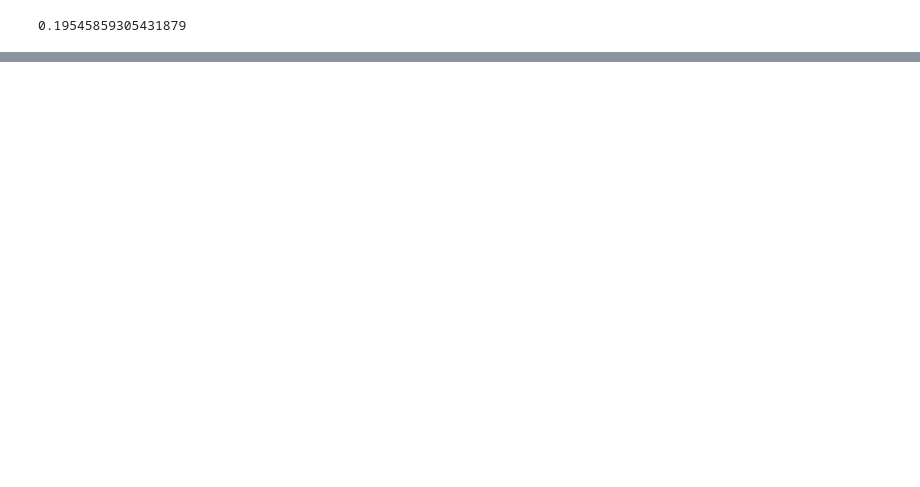
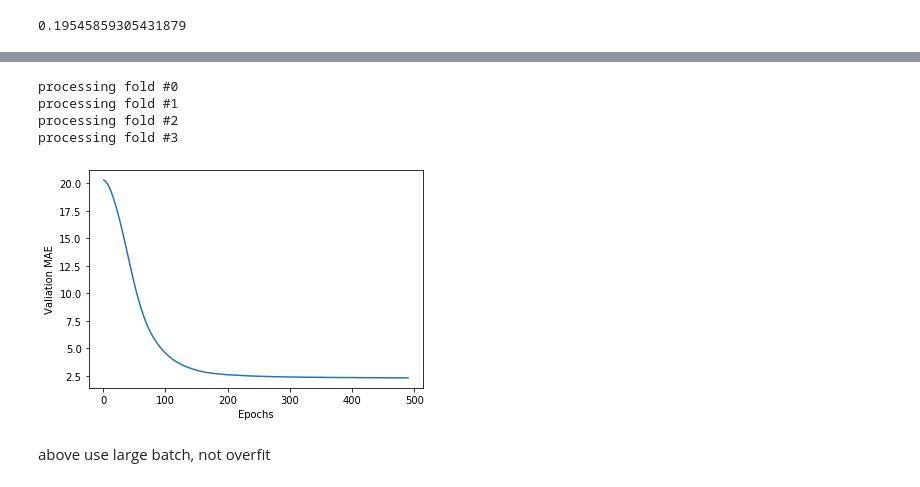
Before and after one commit to lonelyhentxi/workspace, a Jupyter notebook: data_ai/dlpy/intro_nn.ipynb, the cells around one changed output, grey strips where cells are left out. Cells and saved outputs as stored; diff of their text form; code cells hidden in the pictures; blank space fills up the shorter version.

Commit message:
feat(data_ai::dlpy): add k-fold boston_housing regression to intro_nn

```diff
--- a/data_ai/dlpy/intro_nn.ipynb
+++ b/data_ai/dlpy/intro_nn.ipynb
@@ -170,0 +185,69 @@ array([19,  3,  3, ..., 19,  3,  3])
+# %%
+train_data_bh = norm(train_data_bh)
+test_data_bh = norm(test_data_bh)
+# %%
+def build_model_bh():
+  model = models.Sequential()
+  model.add(layers.Dense(64, activation=activations.relu, input_shape=(train_data_bh.shape[1],)))
+  model.add(layers.Dense(64, activation=activations.relu))
+  model.add(layers.Dense(1))
+  model.compile(optimizer=optimizers.RMSprop(),loss=losses.mse, metrics=[metrics.mae])
+  return model
+# %%
+k = 4
+num_val_samples = len(train_data_bh)//k
+num_epochs = 500
+all_mae_histories = []
+
+for i in range(k):
+  print(f'processing fold #{i}')
+  val_data = train_data_bh[i*num_val_samples:(i+1)*num_val_samples]
+  val_targets = train_targets_bh[i*num_val_samples:(i+1)*num_val_samples]
+  partial_train_data = np.concatenate(
+      [
+        train_data_bh[:i*num_val_samples],
+        train_data_bh[(i+1)*num_val_samples:]
+      ],
+      axis=0
+  )
+  partial_train_targets = np.concatenate(
+      [
+        train_targets_bh[:i*num_val_samples],
+        train_targets_bh[(i+1)*num_val_samples:]
+      ],
+      axis=0
+  )
+  model = build_model_bh()
+  history = model.fit(partial_train_data,partial_train_targets,
+                      validation_data = (val_data,val_targets),
+                      epochs=num_epochs, batch_size=1024, verbose=0)
+  mae_history = history.history['val_mean_absolute_error']
+  all_mae_histories.append(mae_history)
+# %% [output]
+processing fold #0
+processing fold #1
+processing fold #2
+processing fold #3
+# %%
+average_mae_history = [np.mean([x[i] for x in all_mae_histories]) for i in range(num_epochs)]
+# %%
+from typing import List
+def smooth_curve(points, factor=0.9) -> List[float]:
+  smoothed_points = []
+  for point in points:
+    if smoothed_points:
+      previous = smoothed_points[-1]
+      smoothed_points.append(previous * factor + point * (1-factor))
+    else:
+      smoothed_points.append(point)
+  return smoothed_points
+# %%
+smooth_mae_history = smooth_curve(average_mae_history[10:])
+plt.plot(range(1,len(smooth_mae_history) + 1), smooth_mae_history)
+plt.xlabel('Epochs')
+plt.ylabel('Valiation MAE')
+plt.show()
+# %% [output]
+[figure, added]
+# %% [markdown]
+above use large batch, not overfit
```
Also changed, not shown: parts of 10 cells of this notebook.
